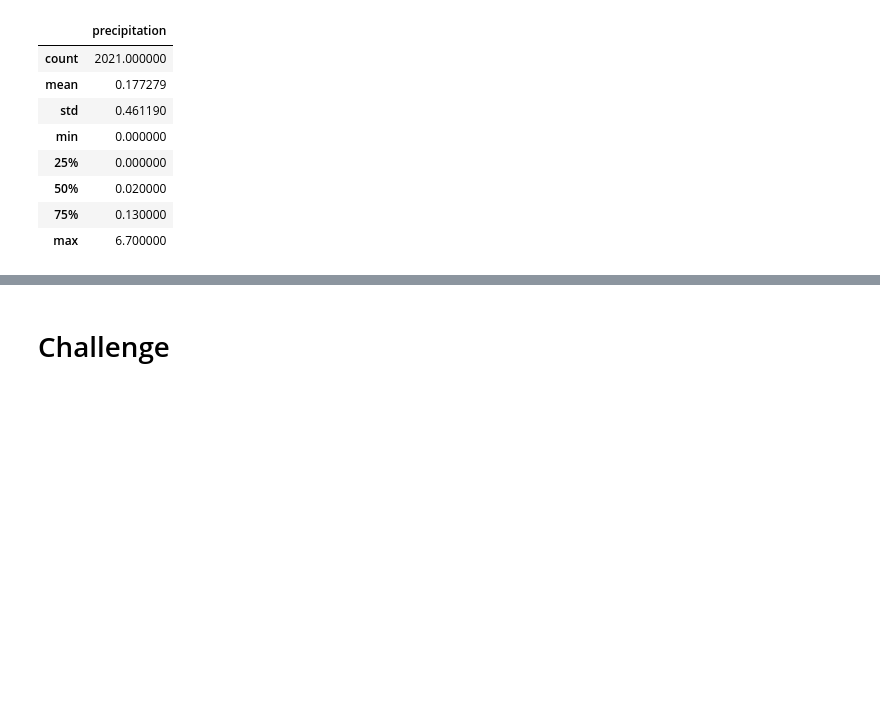
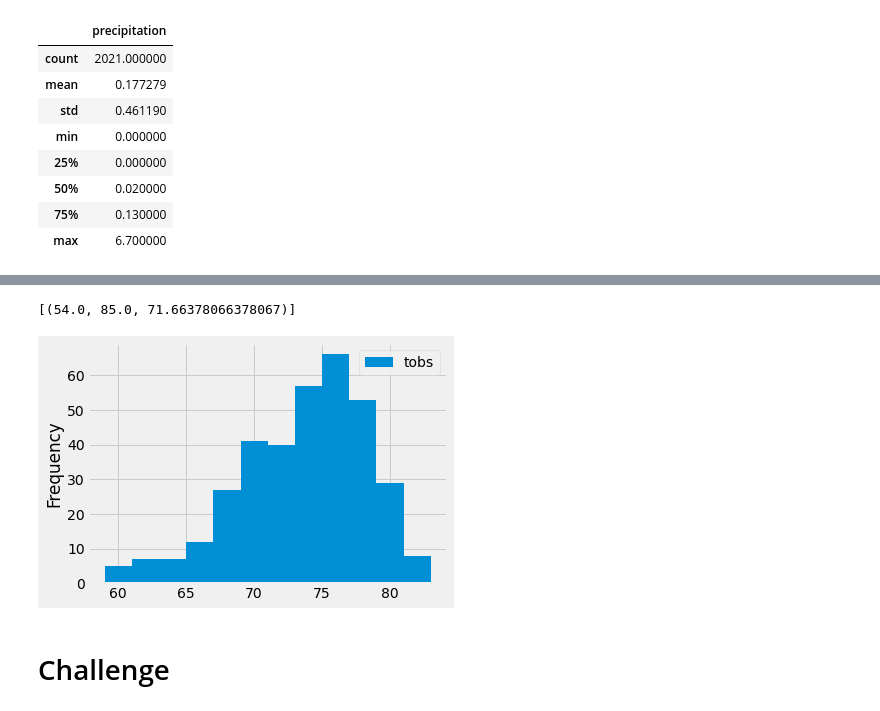
Before and after one commit to mmcdan13/surfs_up, a Jupyter notebook: climate_analysis.ipynb, the cells around one changed output, grey strips where cells are left out. Drawn from its saved outputs; the diff is of its cells as text; code cells hidden in the pictures; blank space fills up the shorter version.

Commit message:
Station and Temperature analysis

```diff
--- a/climate_analysis.ipynb
+++ b/climate_analysis.ipynb
@@ -97,9 +112,32 @@ df.describe()
 # %%
 # Using the station id from the previous query, calculate the lowest temperature recorded,
 # highest temperature recorded, and average temperature most active station?
+
+session.query(func.min(Measurement.tobs),func.max(Measurement.tobs), func.avg(Measurement.tobs)).\
+filter(Measurement.station == 'USC00519281').all()
+# %% [output]
+[(54.0, 85.0, 71.66378066378067)]
 # %%
 # Choose the station with the highest number of temperature observations.
 # Query the last 12 months of temperature observation data for this station and plot the results as a histogram
+
+results = session.query(Measurement.tobs).\
+filter(Measurement.station == 'USC00519281').\
+filter(Measurement.date >= prev_year).all()
+
+# for easier readability put into dataframe
+
+df = pd.DataFrame(results, columns=['tobs'])
+
+#plot as histogram
+
+df.plot.hist(bins=12)
+
+#compress the x labels so they fit in the box
+
+plt.tight_layout()
+# %% [output]
+[figure, added]
 # %%
 # Write a function called `calc_temps` that will accept start date and end date in the format '%Y-%m-%d'
 # and return the minimum, average, and maximum temperatures for that range of dates
```
Also changed, not shown: parts of 3 cells of this notebook.
